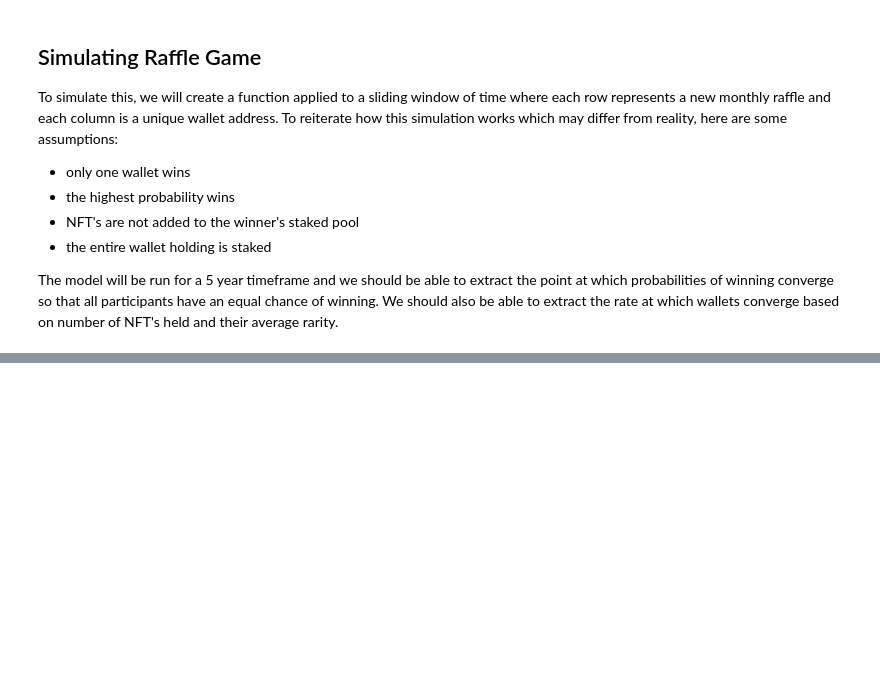
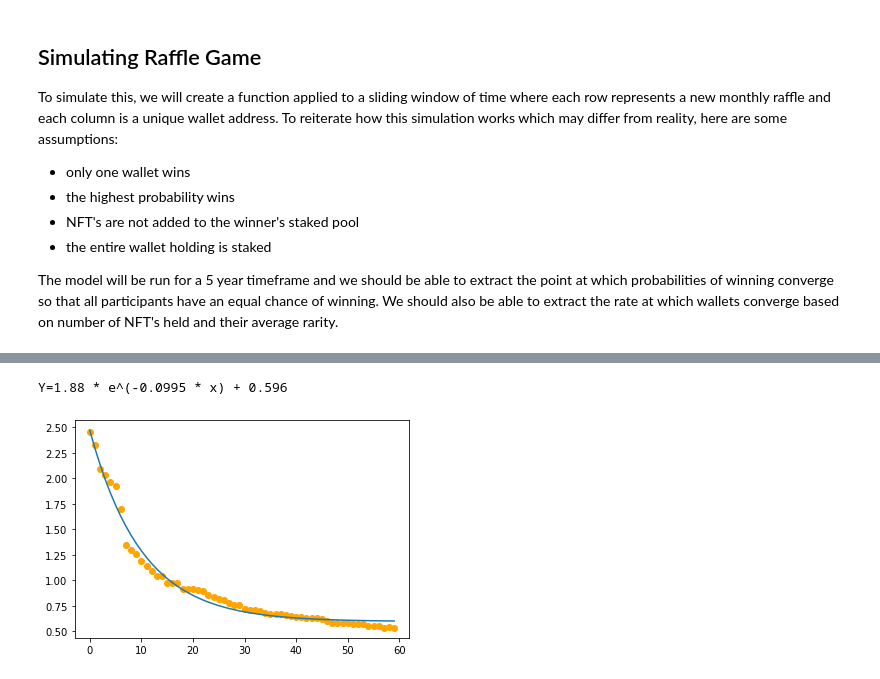
Before and after one commit to BryanEastman/ICPCs-Raffle, a Jupyter notebook: ICPCs Reward Distributions.ipynb, the cells around one changed output, grey strips where cells are left out. Saved outputs shown, nothing was run; the diff lists cells and outputs as text; code cells hidden in the pictures; blank space fills up the shorter version.

```diff
--- a/ICPCs Reward Distributions.ipynb
+++ b/ICPCs Reward Distributions.ipynb
@@ -274,0 +273,17 @@ sns.lineplot(data=initial_probability.iloc[:,:],legend=False)
+# %%
+%matplotlib inline
+from scipy.optimize import curve_fit
+
+# exponential decay function
+def exp_decay(x, a, b, c):
+    return a * np.exp(-b * x) + c
+
+popt, pcov = curve_fit(exp_decay, range(len(winners)),winners.max(axis=1))
+a,b,c = popt
+
+plt.plot(range(len(winners)),exp_decay(range(len(winners)),*popt))
+plt.scatter(x=range(len(winners)),y=winners.max(axis=1),color='orange')
+print(f'Y={a:.3} * e^(-{b:.3} * x) + {c:.3}')
+# %% [output]
+Y=1.88 * e^(-0.0995 * x) + 0.596
+[figure, added]
```
Also changed, not shown: parts of 5 cells of this notebook.
